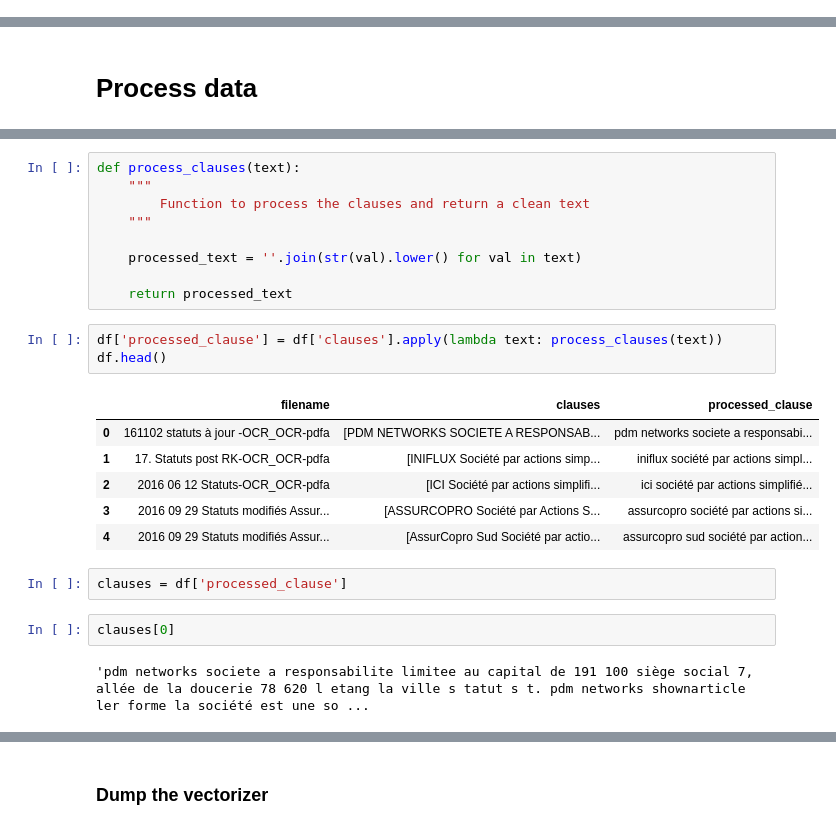
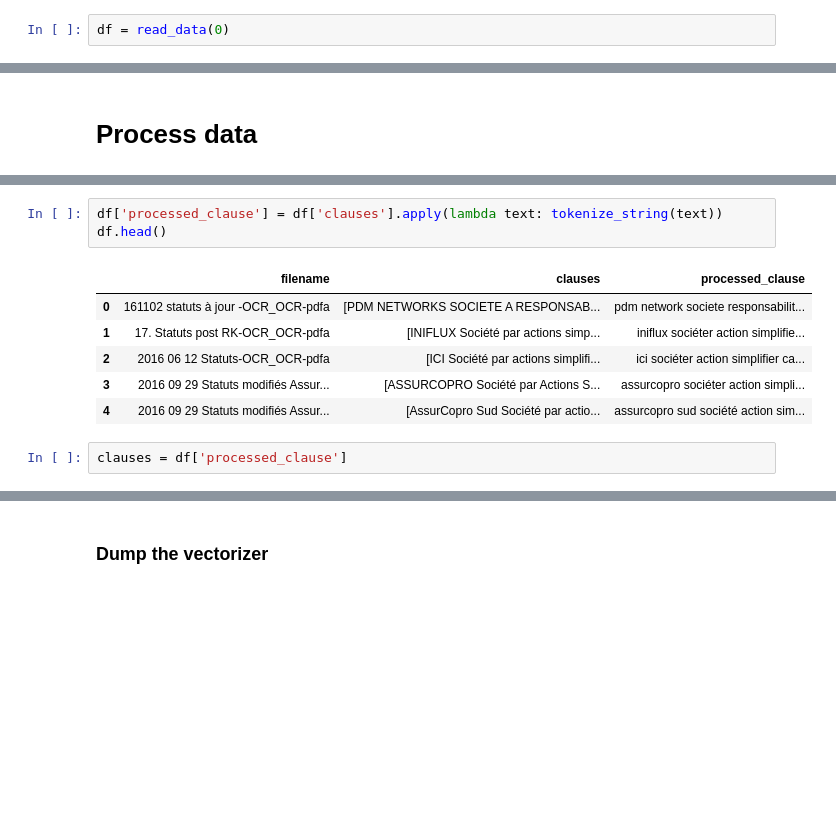
Before and after one commit to Subaandh-VK/NLP_Document_Clustering, a Jupyter notebook: notebooks/clustering_model.ipynb, the cells around one changed output, grey strips where cells are left out. Saved outputs shown, nothing was run; the diff lists cells and outputs as text; blank space fills up the shorter version.

```diff
--- a/notebooks/clustering_model.ipynb
+++ b/notebooks/clustering_model.ipynb
@@ -66,3 +58,5 @@ df = pd.DataFrame(zip(file_list, content_list) ,columns= ['filename', 'clauses']
+# %%
+df = read_data(0)
 # %%
 df.head()
 # %% [output]
@@ -97,25 +71,12 @@ df['clauses'][0]
-# %%
-def process_clauses(text):
-    """
-        Function to process the clauses and return a clean text
-    """
-
-    processed_text = ''.join(str(val).lower() for val in text)
-
-    return processed_text
 # %%
-df['processed_clause'] = df['clauses'].apply(lambda text: process_clauses(text))
+df['processed_clause'] = df['clauses'].apply(lambda text: tokenize_string(text))
 df.head()
 # %% [output]
 |  | filename | clauses | processed_clause |
-| 0 | 161102 statuts à jour -OCR_OCR-pdfa | [PDM NETWORKS SOCIETE A RESPONSAB... | pdm networks societe a responsabi... |
-| 1 | 17. Statuts post RK-OCR_OCR-pdfa | [INIFLUX Société par actions simp... | iniflux société par actions simpl... |
-| 2 | 2016 06 12 Statuts-OCR_OCR-pdfa | [ICI Société par actions simplifi... | ici société par actions simplifié... |
-| 3 | 2016 09 29 Statuts modifiés Assur... | [ASSURCOPRO Société par Actions S... | assurcopro société par actions si... |
-| 4 | 2016 09 29 Statuts modifiés Assur... | [AssurCopro Sud Société par actio... | assurcopro sud société par action... |
+| 0 | 161102 statuts à jour -OCR_OCR-pdfa | [PDM NETWORKS SOCIETE A RESPONSAB... | pdm network societe responsabilit... |
+| 1 | 17. Statuts post RK-OCR_OCR-pdfa | [INIFLUX Société par actions simp... | iniflux sociéter action simplifie... |
+| 2 | 2016 06 12 Statuts-OCR_OCR-pdfa | [ICI Société par actions simplifi... | ici sociéter action simplifier ca... |
+| 3 | 2016 09 29 Statuts modifiés Assur... | [ASSURCOPRO Société par Actions S... | assurcopro sociéter action simpli... |
+| 4 | 2016 09 29 Statuts modifiés Assur... | [AssurCopro Sud Société par actio... | assurcopro sud société action sim... |
 # %%
 clauses = df['processed_clause']
-# %%
-clauses[0]
-# %% [output]
-'pdm networks societe a responsabilite limitee au capital de 191 100 siège social 7, allée de la doucerie 78 620 l etang la ville s tatut s t. pdm networks shownarticle ler forme la société est une so ...
```
Also changed, not shown: parts of 75 cells of this notebook, 8 other files.
